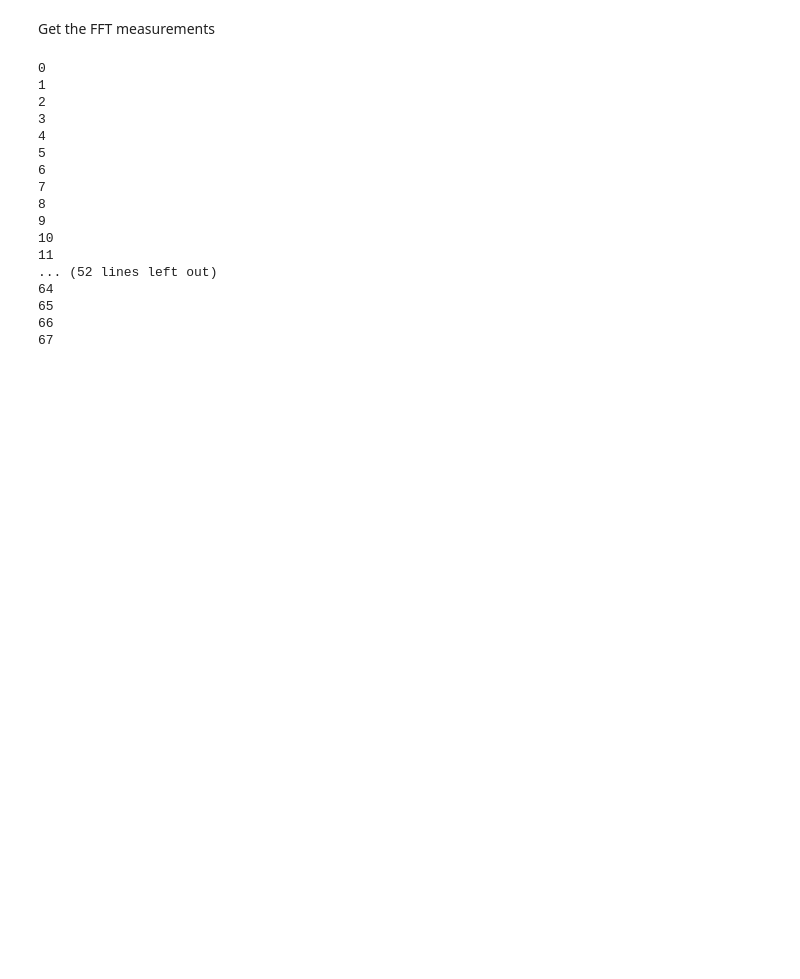
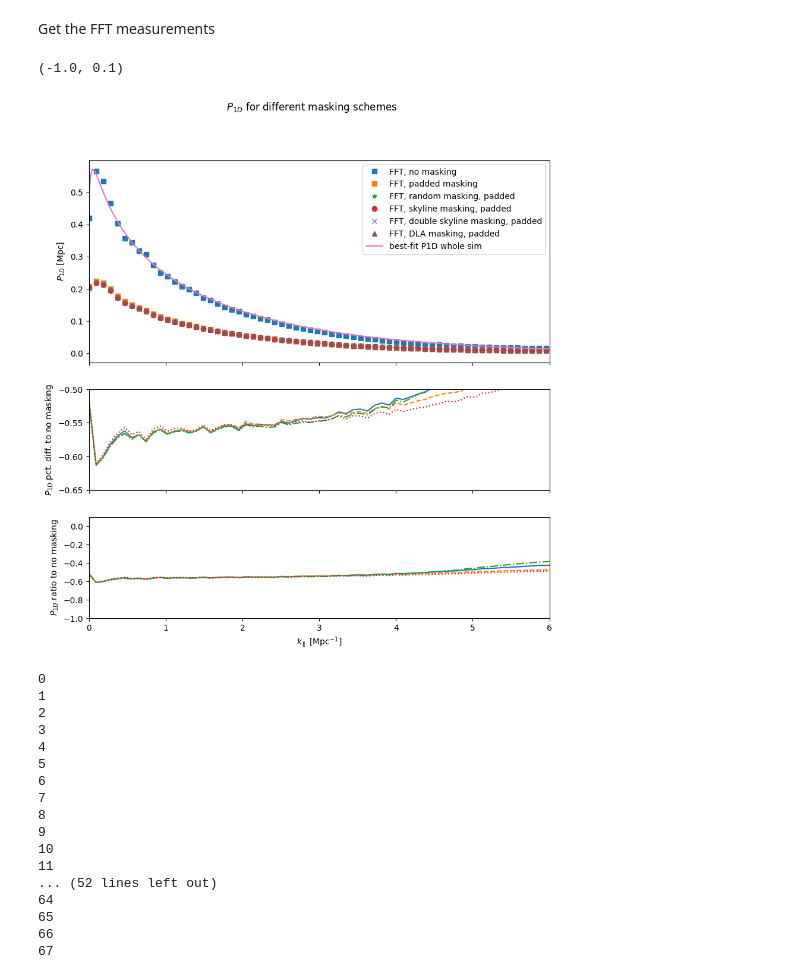
Before and after one commit to marlena6/px-optimal-estimator, a Jupyter notebook: p1d_masking.ipynb, the cells around one changed output. Saved outputs shown, nothing was run; the diff lists cells and outputs as text; code cells hidden in the pictures; blank space fills up the shorter version.

```diff
--- a/p1d_masking.ipynb
+++ b/p1d_masking.ipynb
@@ -468,13 +428,8 @@ S_fiducial_b = est.s_fid(arinyo, zs[0], arinyo_params, delta_x_matrix_binned, pi
 Get the FFT measurements
 # %%
 pk_avg = np.ma.mean((delta_flux_k.__abs__())**2, axis=0)
+pk_avg_padded = np.ma.mean((delta_flux_k_padded.__abs__())**2, axis=0)
 pk_randmasked_avg = np.ma.mean((delta_flux_randmasked_k.__abs__())**2, axis=0)
 pk_skyline_avg = np.ma.mean((delta_flux_skyline_k.__abs__())**2, axis=0)
 pk_dla_avg = np.ma.mean((delta_flux_dla_k.__abs__())**2, axis=0)
 pk_2skyline_avg = np.ma.mean((delta_flux_2skyline_k.__abs__())**2, axis=0)
-
-pk_avg_r = np.ma.mean((delta_flux_k_r.__abs__())**2, axis=0)
-pk_randmasked_avg_r = np.ma.mean((delta_flux_randmasked_k_r.__abs__())**2, axis=0)
-pk_skyline_avg_r = np.ma.mean((delta_flux_skyline_k_r.__abs__())**2, axis=0)
-pk_dla_avg_r = np.ma.mean((delta_flux_dla_k_r.__abs__())**2, axis=0)
-pk_2skyline_avg_r = np.ma.mean((delta_flux_2skyline_k_r.__abs__())**2, axis=0)
@@ -481,3 +458,50 @@ pk_2skyline_avg_r = np.ma.mean((delta_flux_2skyline_k_r.__abs__())**2, axis=0)
+# %%
+
+# make a three-panel figure with the lower panels smaller
+fig, ax = plt.subplots(3, 1, figsize=[10, 10], gridspec_kw={'height_ratios': [2, 1, 1]}, sharex=True)
+# fig, ax = plt.subplots(2, 1, figsize=[10, 10], gridspec_kw={'height_ratios': [2, 1]})
+
+if pad:
+    add_str = ", padded"
+ax[0].plot(kpar_b, pk_avg/wk, 's', label='FFT, no masking')
+if pad:
+    ax[0].plot(kpar_b, pk_avg_padded/wk, 's', label='FFT, padded masking')
+ax[0].plot(kpar_b, pk_randmasked_avg/wk, '*', label=f'FFT, random masking{add_str}')
+ax[0].plot(kpar_b, pk_skyline_avg/wk, 'o', label=f'FFT, skyline masking{add_str}')
+ax[0].plot(kpar_b, pk_2skyline_avg/wk, 'x', label=f'FFT, double skyline masking{add_str}')
+ax[0].plot(kpar_b, pk_dla_avg/wk, '^', label=f'FFT, DLA masking{add_str}')
+
+ax[0].plot(kfine, p1d_fine, label='best-fit P1D whole sim')
+
+
+# plt.ylim([-1,1])
+plt.suptitle(r"$P_{1D}$ for different masking schemes")
+ax[0].set_xlim([0,6])
+ax[1].set_xlim([0,6])
+ax[0].legend()
+ax[0].set_ylabel(r'$P_{1D}$ [Mpc]')
+
+# plot the pct difference from no-masking in the lower panel
+ax[1].plot(kpar_b, (pk_randmasked_avg)/pk_avg-1, linestyle='solid')
+ax[1].plot(kpar_b, (pk_skyline_avg)/pk_avg-1, linestyle='dashed')
+ax[1].plot(kpar_b, (pk_2skyline_avg)/pk_avg-1, linestyle='dashdot')
+ax[1].plot(kpar_b, (pk_dla_avg)/pk_avg-1, linestyle='dotted')
+
+ax[1].set_ylim([-0.65, -.5])
+ax[1].set_ylabel(r'$P_{1D}$ pct. diff. to no masking')
+
+# plot the ratio oin the last panel
+ax[2].plot(kpar_b, (pk_randmasked_avg/pk_avg-1), linestyle='solid')
+ax[2].plot(kpar_b, (pk_skyline_avg/pk_avg-1), linestyle='dashed')
+ax[2].plot(kpar_b, (pk_2skyline_avg/pk_avg-1), linestyle='dashdot')
+ax[2].plot(kpar_b, (pk_dla_avg/pk_avg-1), linestyle='dotted')
+
+ax[2].set_xlabel(r'$k_{\parallel}$ [Mpc$^{-1}$]')
+ax[2].set_ylabel(r'$P_{1D}$ ratio to no masking')
+ax[2].set_ylim([-1, 0.1])
+# %% [output]
+(-1.0, 0.1)
+[figure, added]
 # %%
 Ntest = 5000
 pk_avg_test = np.ma.mean((delta_flux_k[:Ntest].__abs__())**2, axis=0)
```
Also changed, not shown: parts of 17 cells of this notebook, 2 other files.
